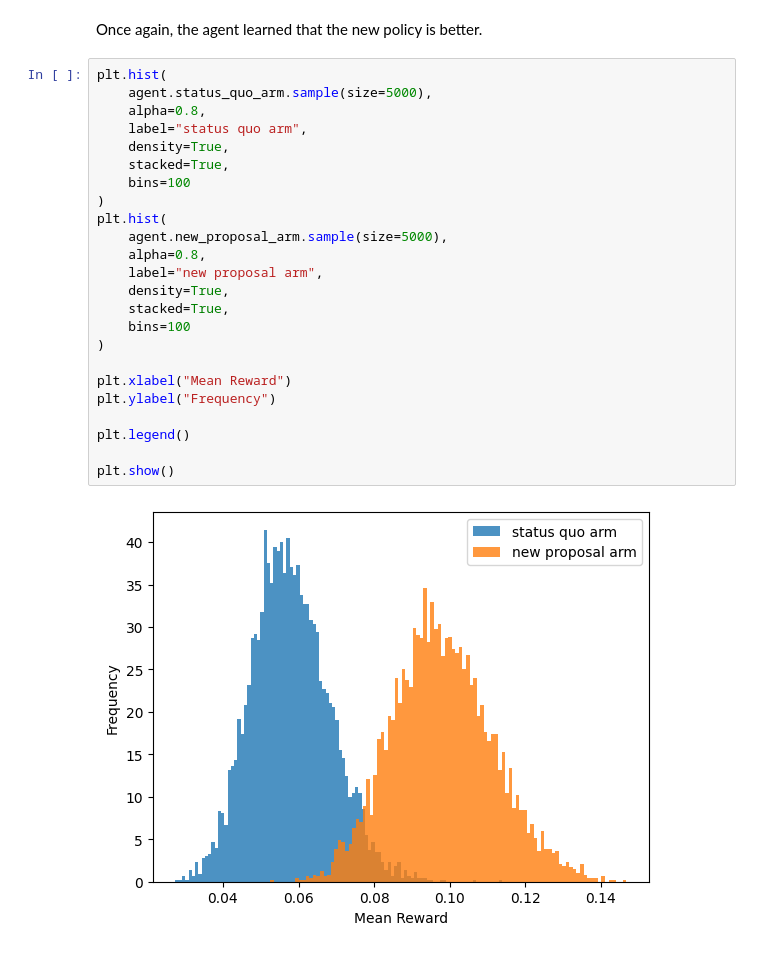
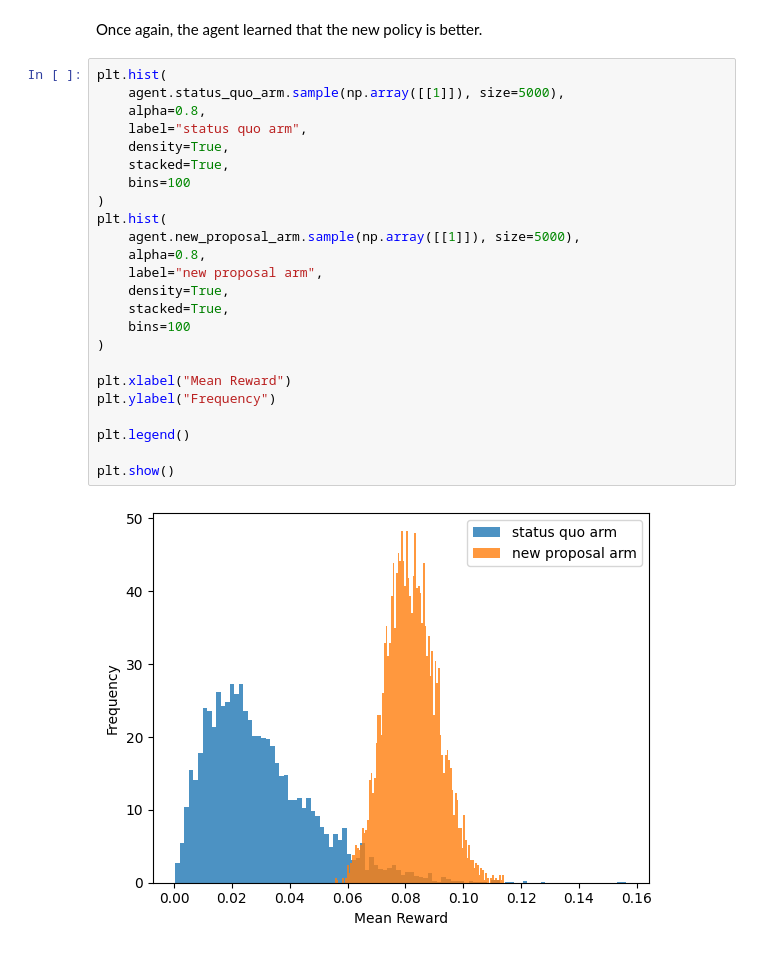
Before and after one commit to bayesianbandits/bayesianbandits, a Jupyter notebook: docs/notebooks/demo.ipynb, the cells around one changed output. Saved outputs shown, nothing was run; the diff lists cells and outputs as text.

```diff
--- a/docs/notebooks/demo.ipynb
+++ b/docs/notebooks/demo.ipynb
@@ -234,27 +234,27 @@ for week in range(10):
 Once again, the agent learned that the new policy is better.
 # %%
 plt.hist(
-    agent.status_quo_arm.sample(size=5000),
+    agent.status_quo_arm.sample(np.array([[1]]), size=5000),
     alpha=0.8,
     label="status quo arm",
     density=True,
     stacked=True,
     bins=100
 )
 plt.hist(
-    agent.new_proposal_arm.sample(size=5000),
+    agent.new_proposal_arm.sample(np.array([[1]]), size=5000),
     alpha=0.8,
     label="new proposal arm",
     density=True,
     stacked=True,
     bins=100
 )
 
 plt.xlabel("Mean Reward")
 plt.ylabel("Frequency")
 
 plt.legend()
 
 plt.show()
 # %% [output]
-[figure, old version]
+[figure, new version]
```
Also changed, not shown: parts of 2 cells of this notebook, 7 other files.
